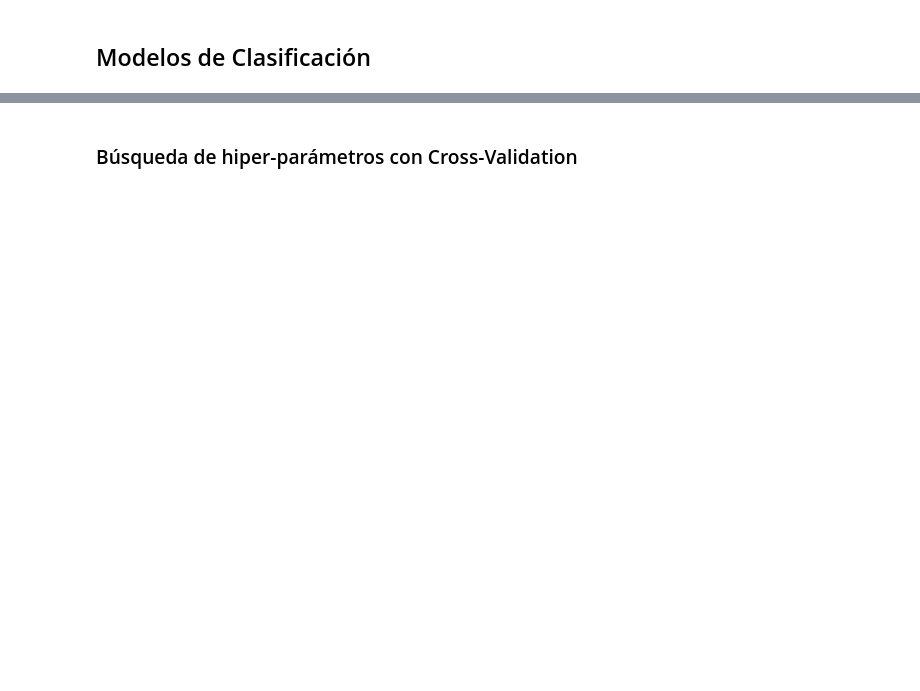
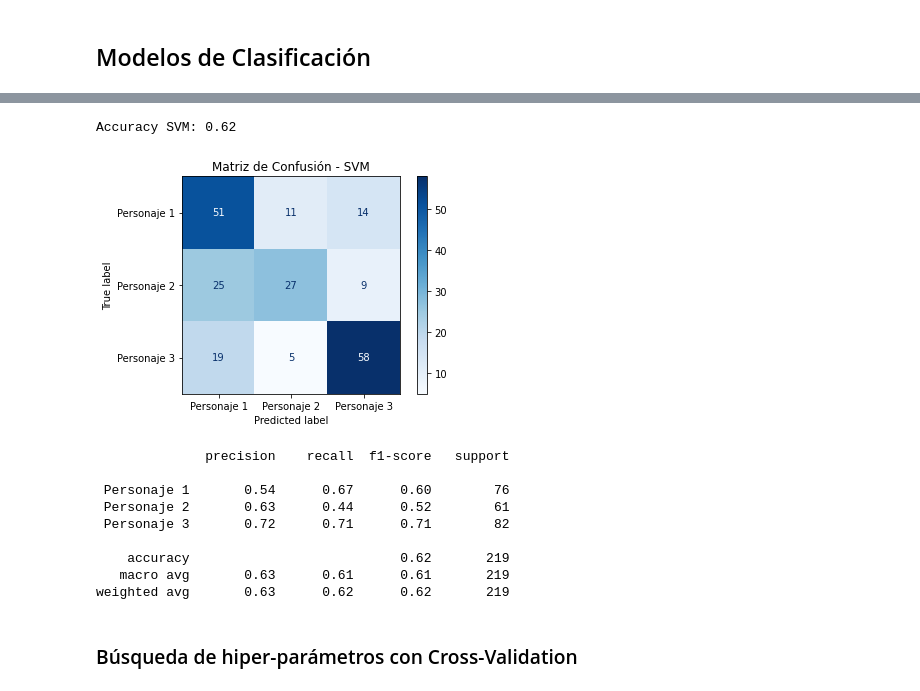
Before and after one commit to AlinaMendez/intro-cd, a Jupyter notebook: Tarea_2/shakespeare_tarea_2.ipynb, the cells around one changed output, grey strips where cells are left out. Saved outputs shown, nothing was run; the diff lists cells and outputs as text; code cells hidden in the pictures; blank space fills up the shorter version.

```diff
--- a/Tarea_2/shakespeare_tarea_2.ipynb
+++ b/Tarea_2/shakespeare_tarea_2.ipynb
@@ -262,3 +362,41 @@ get_accuracy(y_train, y_pred_train)
+# %%
+from sklearn.svm import SVC
+
+# Crear y entrenar el modelo SVM
+svm_clf = SVC(kernel='linear')
+svm_clf.fit(X_train_tf, y_train)
+
+# Predecir sobre el conjunto de test
+y_pred_svm = svm_clf.predict(X_test_tf)
+
+# Reportar el accuracy
+accuracy_svm = accuracy_score(y_test, y_pred_svm)
+print(f'Accuracy SVM: {accuracy_svm:.2f}')
+
+# Calcular la matriz de confusión
+conf_matrix_svm = confusion_matrix(y_test, y_pred_svm)
+
+# Mostrar la matriz de confusión
+disp_svm = ConfusionMatrixDisplay(conf_matrix_svm, display_labels=['Personaje 1', 'Personaje 2', 'Personaje 3'])
+disp_svm.plot(cmap=plt.cm.Blues)
+plt.title('Matriz de Confusión - SVM')
+plt.show()
+
+# Reportar precision y recall para cada personaje
+report_svm = classification_report(y_test, y_pred_svm, target_names=['Personaje 1', 'Personaje 2', 'Personaje 3'])
+print(report_svm)
+# %% [output]
+Accuracy SVM: 0.62
+[figure, added]
+              precision    recall  f1-score   support
+
+ Personaje 1       0.54      0.67      0.60        76
+ Personaje 2       0.63      0.44      0.52        61
+ Personaje 3       0.72      0.71      0.71        82
+
+    accuracy                           0.62       219
+   macro avg       0.63      0.61      0.61       219
+weighted avg       0.63      0.62      0.62       219
 # %% [markdown]
 ### Búsqueda de hiper-parámetros con Cross-Validation
 # %%
```
Also changed, not shown: parts of 22 cells of this notebook.
